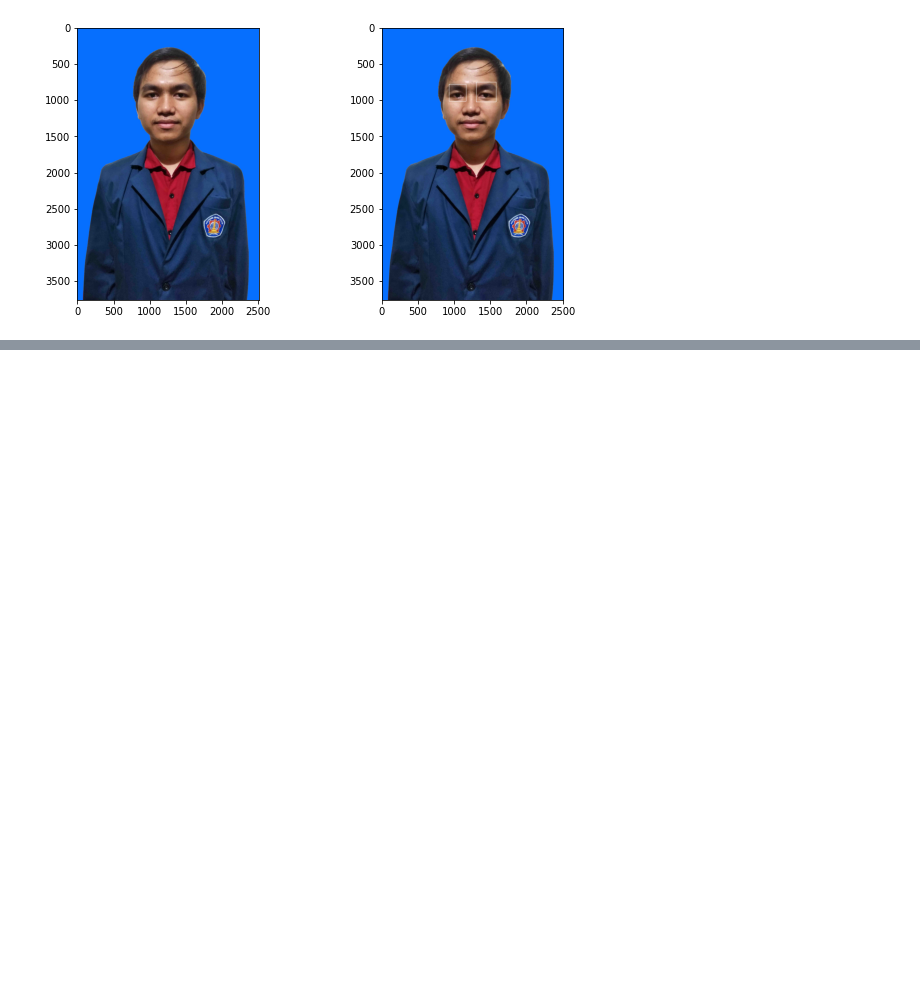
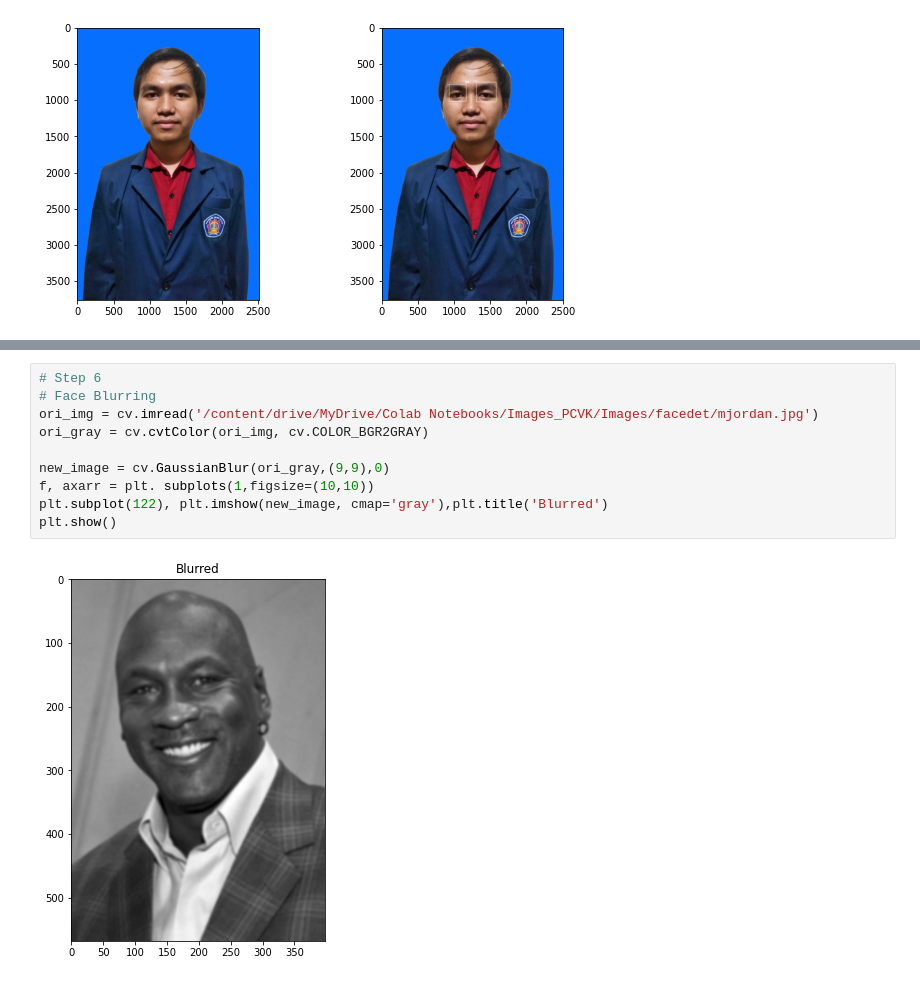
Before and after one commit to ab-rohman/Computer_Vision, a Jupyter notebook: Week12.ipynb, the cells around one changed output, grey strips where cells are left out. Cells and saved outputs as stored; diff of their text form; blank space fills up the shorter version.

```diff
--- a/Week12.ipynb
+++ b/Week12.ipynb
@@ -438,3 +438,15 @@ while True:
 Saved to photo.jpg
 [figure]
 [interactive output not drawn]
+# %%
+# Step 6
+# Face Blurring
+ori_img = cv.imread('/content/drive/MyDrive/Colab Notebooks/Images_PCVK/Images/facedet/mjordan.jpg')
+ori_gray = cv.cvtColor(ori_img, cv.COLOR_BGR2GRAY)
+
+new_image = cv.GaussianBlur(ori_gray,(9,9),0)
+f, axarr = plt. subplots(1,figsize=(10,10))
+plt.subplot(122), plt.imshow(new_image, cmap='gray'),plt.title('Blurred')
+plt.show()
+# %% [output]
+[figure, added]
```
